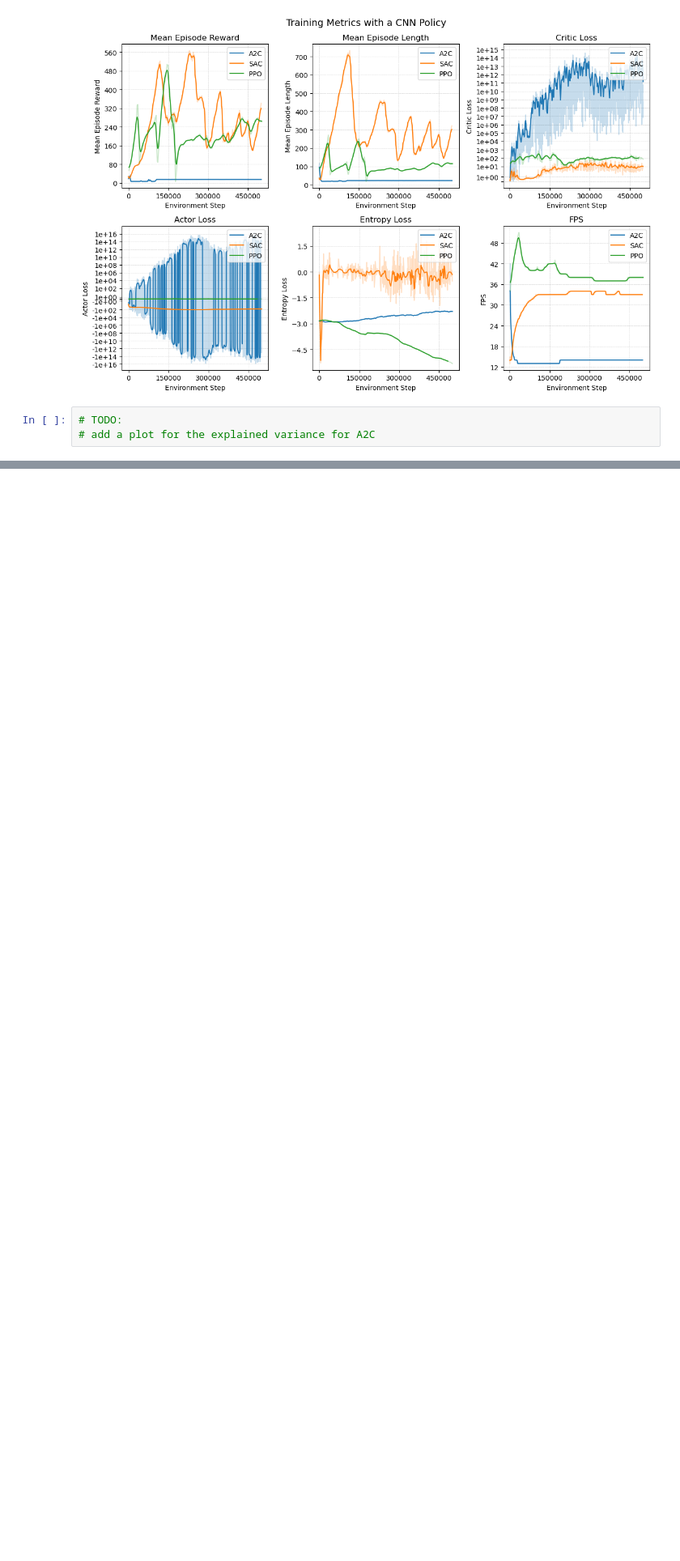
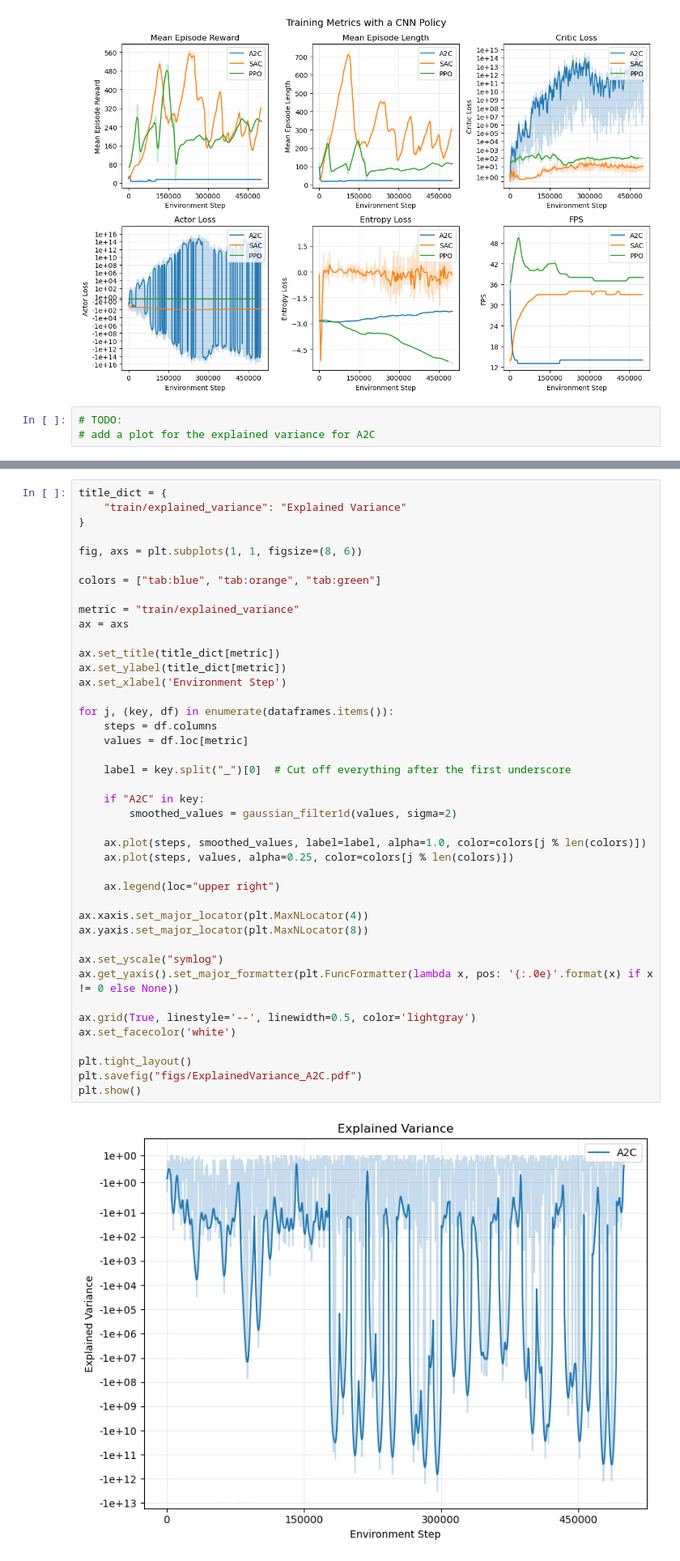
Before and after one commit to till2/self-driving-car, a Jupyter notebook: Baselines.ipynb, the cells around one changed output, grey strips where cells are left out. Shown at 81% size. Drawn from its saved outputs; the diff is of its cells as text; blank space fills up the shorter version.

```diff
--- a/Baselines.ipynb
+++ b/Baselines.ipynb
@@ -376,0 +433,44 @@ plt.show()
+# %%
+title_dict = {
+    "train/explained_variance": "Explained Variance"
+}
+
+fig, axs = plt.subplots(1, 1, figsize=(8, 6))
+
+colors = ["tab:blue", "tab:orange", "tab:green"]
+
+metric = "train/explained_variance"
+ax = axs
+
+ax.set_title(title_dict[metric])
+ax.set_ylabel(title_dict[metric])
+ax.set_xlabel('Environment Step')
+
+for j, (key, df) in enumerate(dataframes.items()):
+    steps = df.columns
+    values = df.loc[metric]
+
+    label = key.split("_")[0]  # Cut off everything after the first underscore
+
+    if "A2C" in key:
+        smoothed_values = gaussian_filter1d(values, sigma=2)
+
+    ax.plot(steps, smoothed_values, label=label, alpha=1.0, color=colors[j % len(colors)])
+    ax.plot(steps, values, alpha=0.25, color=colors[j % len(colors)])
+
+    ax.legend(loc="upper right")
+
+ax.xaxis.set_major_locator(plt.MaxNLocator(4))
+ax.yaxis.set_major_locator(plt.MaxNLocator(8))
+
+ax.set_yscale("symlog")
+ax.get_yaxis().set_major_formatter(plt.FuncFormatter(lambda x, pos: '{:.0e}'.format(x) if x != 0 else None))
+
+ax.grid(True, linestyle='--', linewidth=0.5, color='lightgray')
+ax.set_facecolor('white')
+
+plt.tight_layout()
+plt.savefig("figs/ExplainedVariance_A2C.pdf")
+plt.show()
+# %% [output]
+[figure, added]
```
Also changed, not shown: parts of 5 cells of this notebook, 4 other files.
